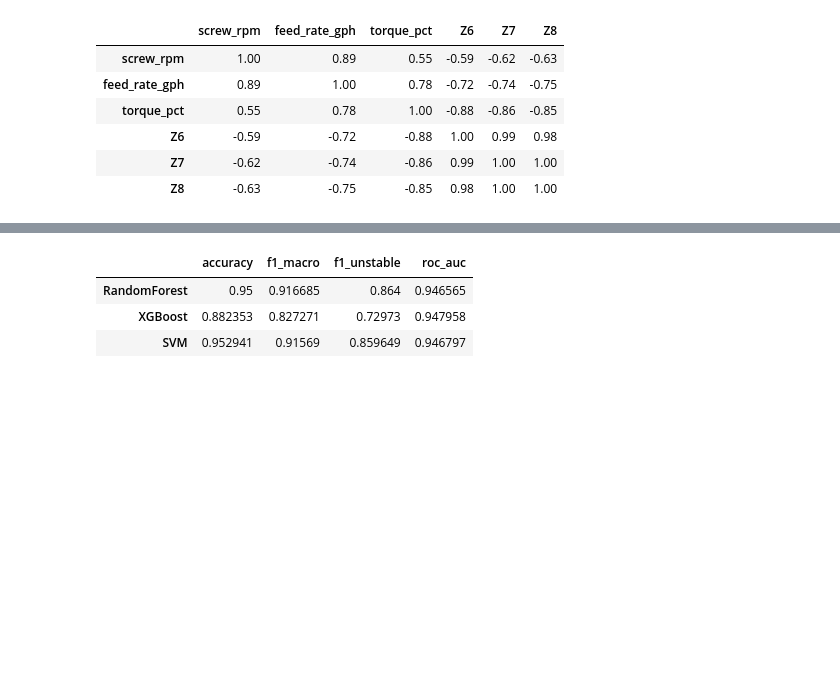
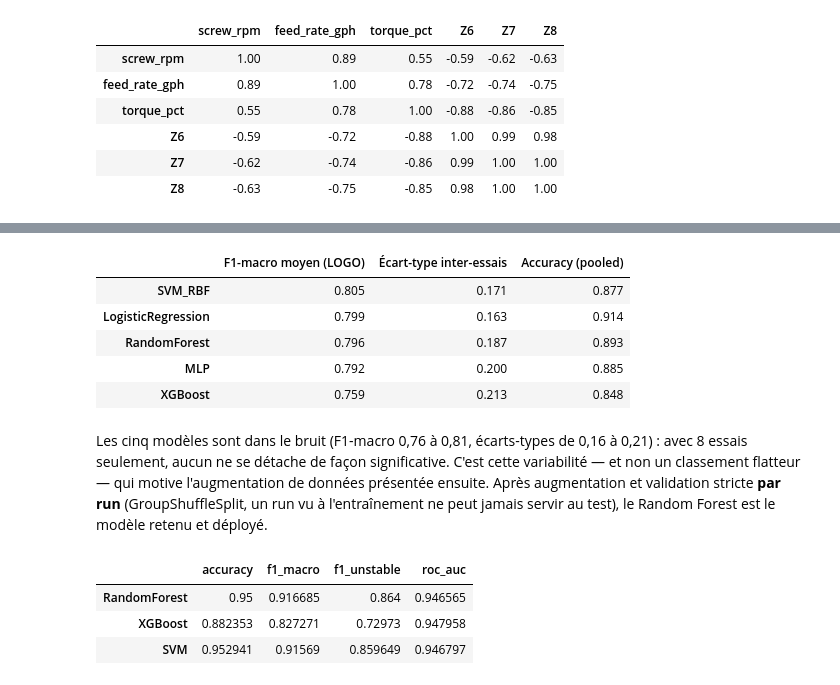
Before and after one commit to wilfried-mbeumi/rondol-process-supervision-demo, a Jupyter notebook: notebooks/notebook_application_rondol.ipynb, the cells around one changed output, grey strips where cells are left out. Cells and saved outputs as stored; diff of their text form; code cells hidden in the pictures; blank space fills up the shorter version.

```diff
--- a/notebooks/notebook_application_rondol.ipynb
+++ b/notebooks/notebook_application_rondol.ipynb
@@ -117,0 +152,24 @@ Le RandomForest entraîné sur données augmentées est le modèle retenu et dé
+# %%
+import os
+sec = {}
+secrets_path = ROOT / ".streamlit" / "secrets_depot.txt"
+if secrets_path.exists():
+    for line in secrets_path.read_text(encoding="utf-8").splitlines():
+        if "=" in line and not line.strip().startswith("#"):
+            k, v = line.split("=", 1)
+            sec[k.strip().lower()] = v.strip().strip('"').strip("'")
+
+if sec.get("url") and sec.get("key"):
+    import requests
+    H = {"apikey": sec["key"], "Authorization": f"Bearer {sec['key']}"}
+    r = requests.get(f"{sec['url'].rstrip('/')}/rest/v1/app_users",
+                      headers=H, params={"select": "email,pw_hash", "limit": 1}, timeout=8)
+    if r.status_code == 200 and r.json():
+        row = r.json()[0]
+        print("Extrait de la table app_users (accès direct à la base) :")
+        print("  email   :", row["email"])
+        print("  pw_hash :", row["pw_hash"][:24] + "…  (PBKDF2-HMAC-SHA256, 200 000 itérations — jamais de mot de passe en clair)")
+    else:
+        print("Table app_users non accessible depuis cet environnement (secrets non configurés ici).")
+else:
+    print("Aucun secret local configuré ici — démonstration à exécuter avec .streamlit/secrets_depot.txt renseigné.")
@@ -117,0 +192,8 @@ Le RandomForest entraîné sur données augmentées est le modèle retenu et dé
+# %%
+import json
+bench = json.load(open(ROOT / "reports/sql_benchmark.json"))
+print(f"Requête : {bench['query']}")
+print(f"Volumétrie simulée : {bench['non_optimisee']['n_rows']:,} lignes, {bench['non_optimisee']['n_queries']} requêtes".replace(",", " "))
+print(f"\n  Non indexée (balayage séquentiel) : {bench['non_optimisee']['avg_query_ms']:.3f} ms / requête")
+print(f"  Indexée (B-tree)                   : {bench['optimisee_index_btree']['avg_query_ms']:.4f} ms / requête")
+print(f"\n  Accélération : ×{bench['speedup_x']:.0f}")
@@ -118 +226,23 @@ Le RandomForest entraîné sur données augmentées est le modèle retenu et dé
+# %%
+champ = json.load(open(ROOT / "reports/model_comparison_logo_w60.json"))
+rows = {name: {"F1-macro moyen (LOGO)": v["logo_f1_macro_mean"],
+               "Écart-type inter-essais": v["logo_f1_macro_std"],
+               "Accuracy (pooled)": v["pooled_accuracy"]}
+        for name, v in champ["models"].items()}
+pd.DataFrame(rows).T.round(3).sort_values("F1-macro moyen (LOGO)", ascending=False)
+# %% [output]
+|  | F1-macro moyen (LOGO) | Écart-type inter-essais | Accuracy (pooled) |
+| SVM_RBF | 0.805 | 0.171 | 0.877 |
+| LogisticRegression | 0.799 | 0.163 | 0.914 |
+| RandomForest | 0.796 | 0.187 | 0.893 |
+| MLP | 0.792 | 0.200 | 0.885 |
+| XGBoost | 0.759 | 0.213 | 0.848 |
+# %% [markdown]
+Les cinq modèles sont dans le bruit (F1-macro 0,76 à 0,81, écarts-types de
+0,16 à 0,21) : avec 8 essais seulement, aucun ne se détache de façon
+significative. C'est cette variabilité — et non un classement flatteur — qui
+motive l'augmentation de données présentée ensuite. Après augmentation et
+validation stricte **par run** (GroupShuffleSplit, un run vu à l'entraînement
+ne peut jamais servir au test), le Random Forest est le modèle retenu et
+déployé.
 # %%
```
Also changed, not shown: parts of 14 cells of this notebook, 2 other files.
